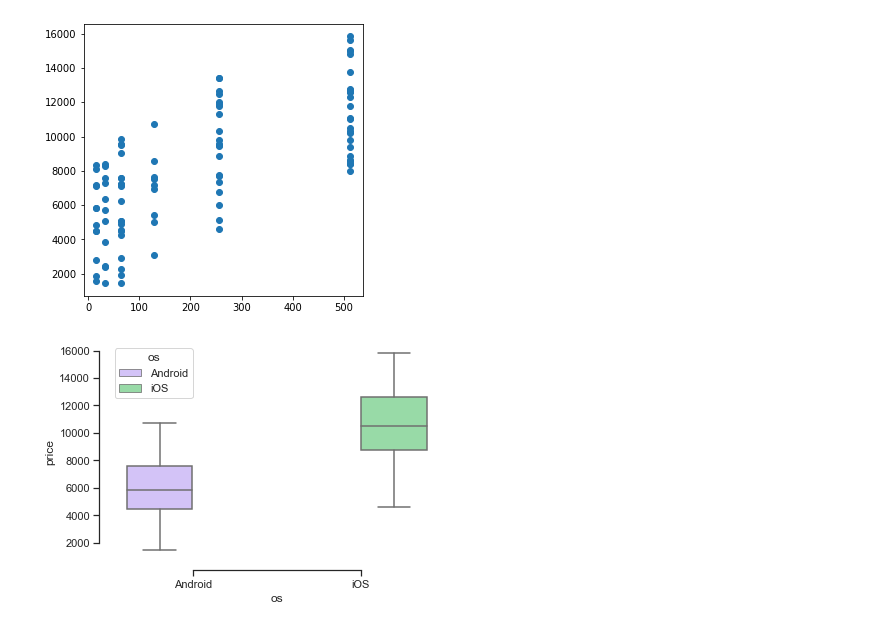
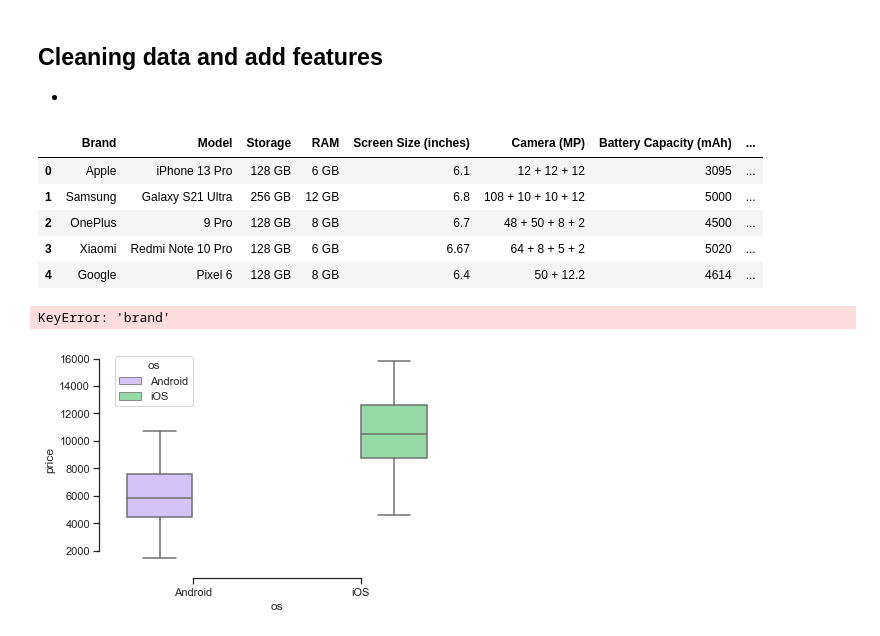
Before and after one commit to LarryNyuron/datasosaience, a Jupyter notebook: Phone/phones.ipynb, the cells around one changed output. Saved outputs shown, nothing was run; the diff lists cells and outputs as text; code cells hidden in the pictures.

```diff
--- a/Phone/phones.ipynb
+++ b/Phone/phones.ipynb
@@ -22,8 +29,68 @@ phones.head(10)
+# %% [markdown]
+## Cleaning data and add features
+-
+# %%
+col = phones.columns
+phones.rename(columns={ col[0]: 'brand',
+                col[1]: 'model',
+                col[2]: 'memory',
+                col[3]: 'ram',
+                col[4]: 'screen',
+                col[5]: 'camera',
+                col[6]: 'battery',
+                col[7]: 'price'})
+phones.head()
+# %% [output]
+|  | Brand | Model | Storage | RAM | Screen Size (inches) | Camera (MP) | Battery Capacity (mAh) | ... |
+| 0 | Apple | iPhone 13 Pro | 128 GB | 6 GB | 6.1 | 12 + 12 + 12 | 3095 | ... |
+| 1 | Samsung | Galaxy S21 Ultra | 256 GB | 12 GB | 6.8 | 108 + 10 + 10 + 12 | 5000 | ... |
+| 2 | OnePlus | 9 Pro | 128 GB | 8 GB | 6.7 | 48 + 50 + 8 + 2 | 4500 | ... |
+| 3 | Xiaomi | Redmi Note 10 Pro | 128 GB | 6 GB | 6.67 | 64 + 8 + 5 + 2 | 5020 | ... |
+| 4 | Google | Pixel 6 | 128 GB | 8 GB | 6.4 | 50 + 12.2 | 4614 | ... |
+# %%
+phones['brand'] = phones['brand'].str.lower()
+phones['model'] = phones['model'].str.lower()
+phones['memory'] = phones['memory'].str.replace(' GB', '')
+phones['ram'] = phones['ram'].str.replace(' GB', '')
+phones['num_camer'] =phones['camera'].str.count('\\+') + 1
+#phones.drop (columns=phones.columns [-2], axis= 1 , inplace= True )
+res1 = []
+res2 = []
+res3 = []
+res4 = []
+for cam, num_cam in zip(phones['camera'], phones['num_camer']):
+    resolutions = cam.split('+')
+    if num_cam == 1:
+        res1.append(resolutions[0])
+        res2.append('0')
+        res3.append('0')
+        res4.append('0')
+
+    if num_cam == 2:
+        res1.append(resolutions[0])
+        res2.append(resolutions[1])
+        res3.append('0')
+        res4.append('0')
+
+    if num_cam == 3:
+        res1.append(resolutions[0])
+        res2.append(resolutions[1])
+        res3.append(resolutions[2])
+        res4.append('0')
+
+    if num_cam == 4:
+        res1.append(resolutions[0])
+        res2.append(resolutions[1])
+        res3.append(resolutions[2])
+        res4.append(resolutions[3])
+
+phones['camer_1'] = res1
+phones['camer_2'] = res2
+phones['camer_3'] = res3
+phones['camer_4'] = res4
+# %% [output]
+KeyError: 'brand'
 # %%
-disk = phones['disk']
-os = phones['os']
-prc = phones['price']
-year = phones['year']
 
 figure = plt.figure(figsize=(5, 5))
 ax = plt.axes()
@@ -31,8 +98,6 @@ ax = plt.axes()
 ax.scatter(disk, prc)
 
 plt.show()
-# %% [output]
-[figure, removed]
 # %%
 import seaborn as sns
 sns.set_theme(style="ticks", palette="pastel")
```
Also changed, not shown: parts of 2 cells of this notebook, 1 other file.
